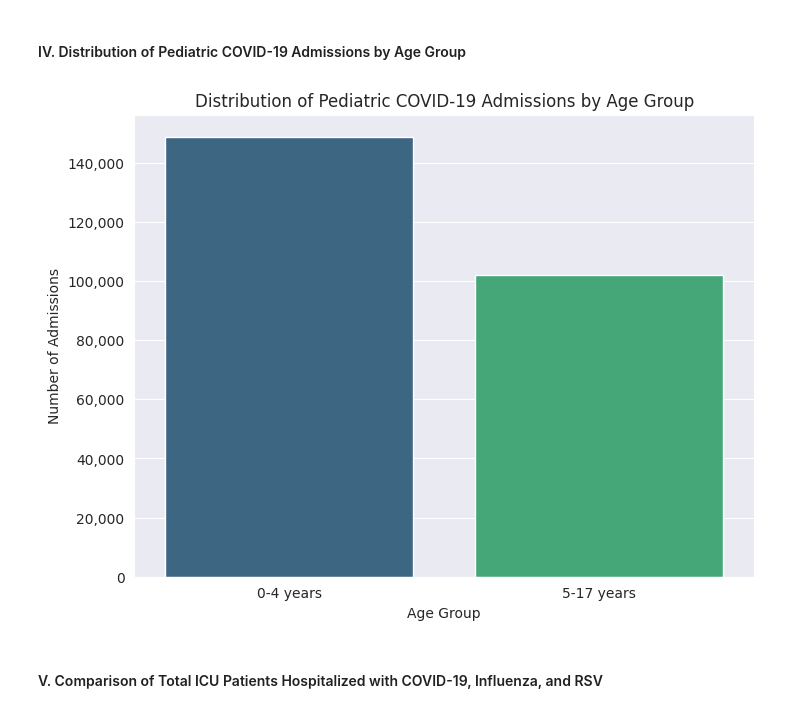
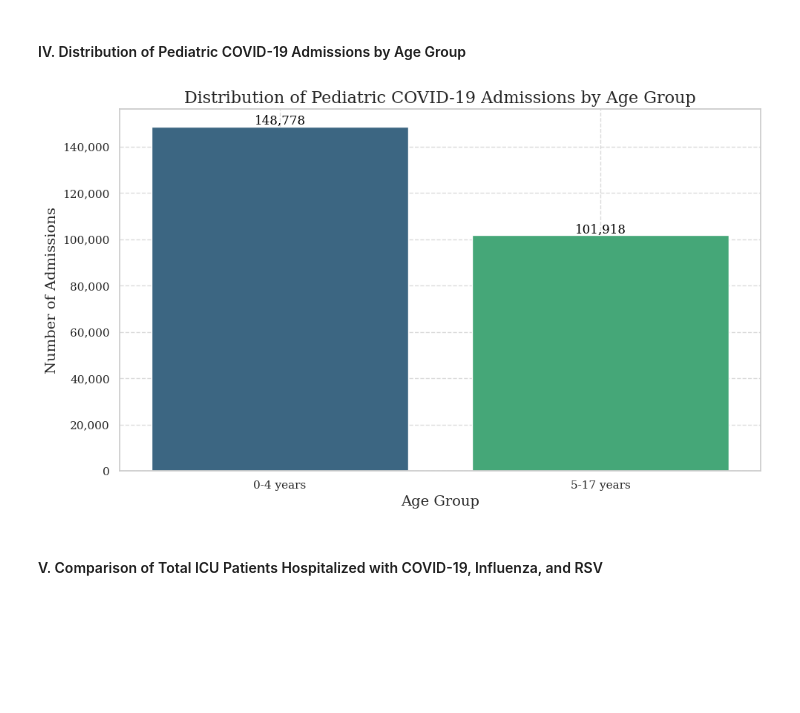
Before and after one commit to noeyislearning/hospital-respiratory-forensics, a Jupyter notebook: notebooks/visualization.ipynb, the cells around one changed output. Saved outputs shown, nothing was run; the diff lists cells and outputs as text; code cells hidden in the pictures; blank space fills up the shorter version.

Commit message:
feat: add new visualization

```diff
--- a/notebooks/visualization.ipynb
+++ b/notebooks/visualization.ipynb
@@ -22,0 +38,10 @@ warnings.filterwarnings('ignore')
+# %%
+# Suppress warnings
+warnings.filterwarnings('ignore')
+
+# Set the default Seaborn style
+sns.set_theme(style='whitegrid', font='serif')
+
+# Remove scientific notation and format y-axis labels
+plt.gca().yaxis.set_major_formatter(mticker.ScalarFormatter())
+plt.gca().yaxis.set_major_formatter(mticker.FuncFormatter(lambda x, _: f'{int(x):,}'))
@@ -25,3 +54,8 @@ warnings.filterwarnings('ignore')
+# %%
+# Custom formatter function
+def format_yaxis(ax):
+    ax.yaxis.set_major_formatter(mticker.ScalarFormatter())
+    ax.yaxis.set_major_formatter(mticker.FuncFormatter(lambda x, _: f'{int(x):,}'))
 # %% [markdown]
 ## Load the Data
 # %%
@@ -200,29 +284,38 @@ plt.show()
 # %%
 # Create a DataFrame for the distribution
 ped_covid_admissions = pd.DataFrame({
     'Age Group': ['0-4 years', '5-17 years'],
     'Admissions': [data['Number of Pediatric COVID-19 Admissions, 0-4 years'].sum(), data['Number of Pediatric COVID-19 Admissions, 5-17 years'].sum()]
 })
 
 # Set the figure size
-plt.figure(figsize=(8, 6))
+plt.figure(figsize=(10, 6))
 
 # Use Seaborn to plot the data
-sns.barplot(x='Age Group', y='Admissions', data=ped_covid_admissions, palette='viridis')
+ax = sns.barplot(x='Age Group', y='Admissions', data=ped_covid_admissions, palette='viridis')
 
 # Set the title, x-axis label, and y-axis label
-plt.title('Distribution of Pediatric COVID-19 Admissions by Age Group')
-plt.xlabel('Age Group')
-plt.ylabel('Number of Admissions')
+plt.title('Distribution of Pediatric COVID-19 Admissions by Age Group', fontsize=16)
+plt.xlabel('Age Group', fontsize=14)
+plt.ylabel('Number of Admissions', fontsize=14)
 
-# Remove scientific notation
-plt.gca().yaxis.set_major_formatter(mticker.ScalarFormatter())
-plt.gca().yaxis.set_major_formatter(mticker.FuncFormatter(lambda x, _: f'{int(x):,}'))
+# Add data labels on top of the bars
+for p in plt.gca().patches:
+    plt.gca().annotate(f'{int(p.get_height()):,}', (p.get_x() + p.get_width() / 2., p.get_height()),
+                       ha='center', va='center', fontsize=12, color='black', xytext=(0, 5),
+                       textcoords='offset points')
+
+# Add grid lines
+plt.grid(True, linestyle='--', alpha=0.7)
+
+# Apply the custom y-axis formatter
+format_yaxis(ax)
 
 # Display the plot
+plt.tight_layout()
 plt.show()
 # %% [output]
-[figure, old version]
+[figure, new version]
 # %% [markdown]
 #### V. Comparison of Total ICU Patients Hospitalized with COVID-19, Influenza, and RSV
 # %%
```
Also changed, not shown: parts of 21 cells of this notebook.
